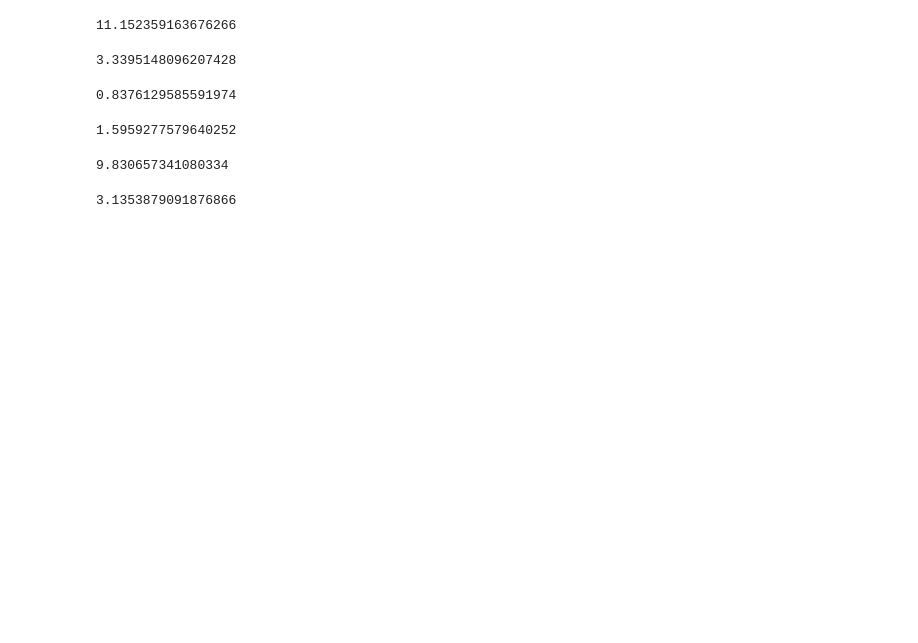
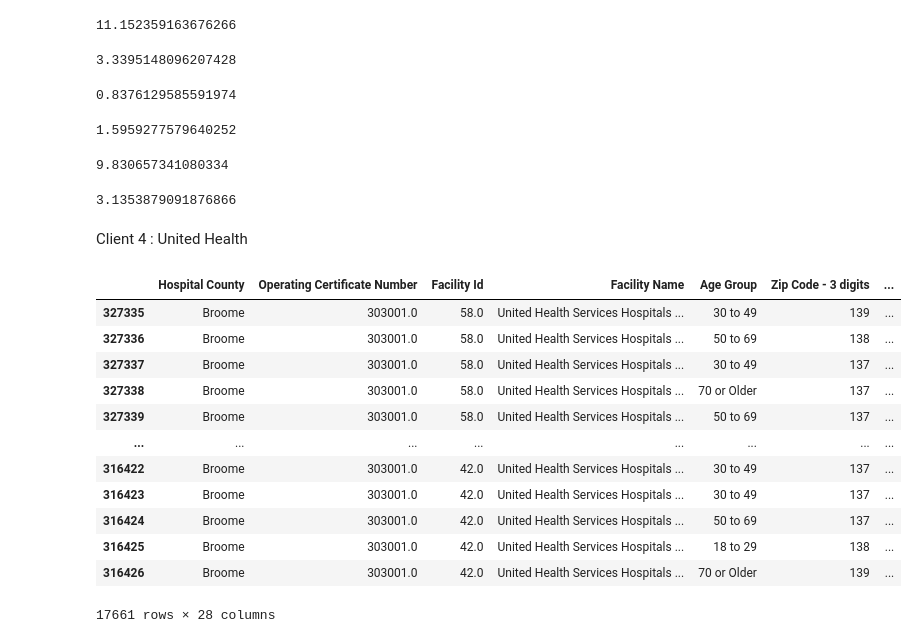
Before and after one commit to MohamedIBnOmar/Hospital-patients-length-of-stay-prediction, a Jupyter notebook: length-of-stay.ipynb, the cells around one changed output. Drawn from its saved outputs; the diff is of its cells as text; code cells hidden in the pictures; blank space fills up the shorter version.

```diff
--- a/length-of-stay.ipynb
+++ b/length-of-stay.ipynb
@@ -2082,3 +2082,28 @@ rmse = np.sqrt(mse)
 rmse
 # %% [output]
 3.1353879091876866
+# %% [markdown]
+Client 4 : United Health
+# %%
+# 4  'United Health Services Hospitals Inc. - Binghamton General Hospital',
+# 4  'United Health Services Hospitals Inc. - Wilson Medical Center',
+UH_df1=df[df["Facility Name"]== 'United Health Services Hospitals Inc. - Wilson Medical Center']
+UH_df2=df[df["Facility Name"]== 'United Health Services Hospitals Inc. - Binghamton General Hospital']
+
+l=[UH_df1,UH_df2]
+UH_df= pd.concat(l)
+display(UH_df)
+# %% [output]
+|  | Hospital County | Operating Certificate Number | Facility Id | Facility Name | Age Group | Zip Code - 3 digits | ... |
+| 327335 | Broome | 303001.0 | 58.0 | United Health Services Hospitals ... | 30 to 49 | 139 | ... |
+| 327336 | Broome | 303001.0 | 58.0 | United Health Services Hospitals ... | 50 to 69 | 138 | ... |
+| 327337 | Broome | 303001.0 | 58.0 | United Health Services Hospitals ... | 30 to 49 | 137 | ... |
+| 327338 | Broome | 303001.0 | 58.0 | United Health Services Hospitals ... | 70 or Older | 137 | ... |
+| 327339 | Broome | 303001.0 | 58.0 | United Health Services Hospitals ... | 50 to 69 | 137 | ... |
+| ... | ... | ... | ... | ... | ... | ... | ... |
+| 316422 | Broome | 303001.0 | 42.0 | United Health Services Hospitals ... | 30 to 49 | 137 | ... |
+| 316423 | Broome | 303001.0 | 42.0 | United Health Services Hospitals ... | 30 to 49 | 137 | ... |
+| 316424 | Broome | 303001.0 | 42.0 | United Health Services Hospitals ... | 50 to 69 | 137 | ... |
+| 316425 | Broome | 303001.0 | 42.0 | United Health Services Hospitals ... | 18 to 29 | 138 | ... |
+| 316426 | Broome | 303001.0 | 42.0 | United Health Services Hospitals ... | 70 or Older | 139 | ... |
+17661 rows × 28 columns
```
Also changed, not shown: parts of 25 cells of this notebook.
